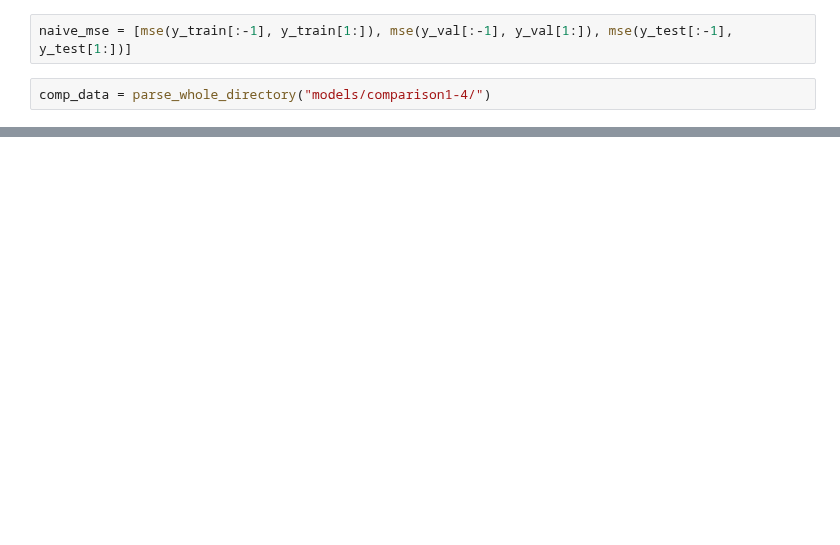
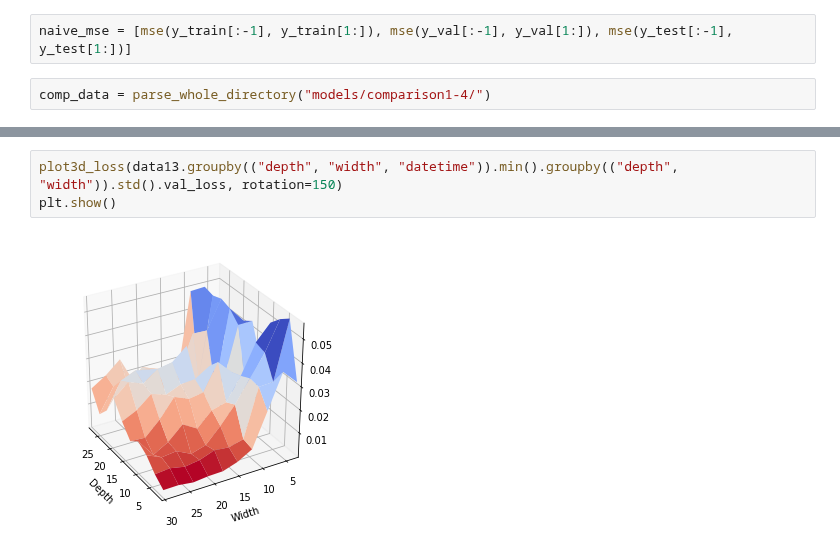
Before and after one commit to leyhline/vix-term-structure, a Jupyter notebook: comparison1-4.ipynb, the cells around one changed output, grey strips where cells are left out. Drawn from its saved outputs; the diff is of its cells as text; blank space fills up the shorter version.

```diff
--- a/comparison1-4.ipynb
+++ b/comparison1-4.ipynb
@@ -297,0 +347,5 @@ AddIn   &   268 &        0.1297 &          0.0997 &    0.1321 \\
+# %%
+plot3d_loss(data13.groupby(("depth", "width", "datetime")).min().groupby(("depth", "width")).std().val_loss, rotation=150)
+plt.show()
+# %% [output]
+[figure, added]
```
Also changed, not shown: parts of 19 cells of this notebook, 4 other files.
